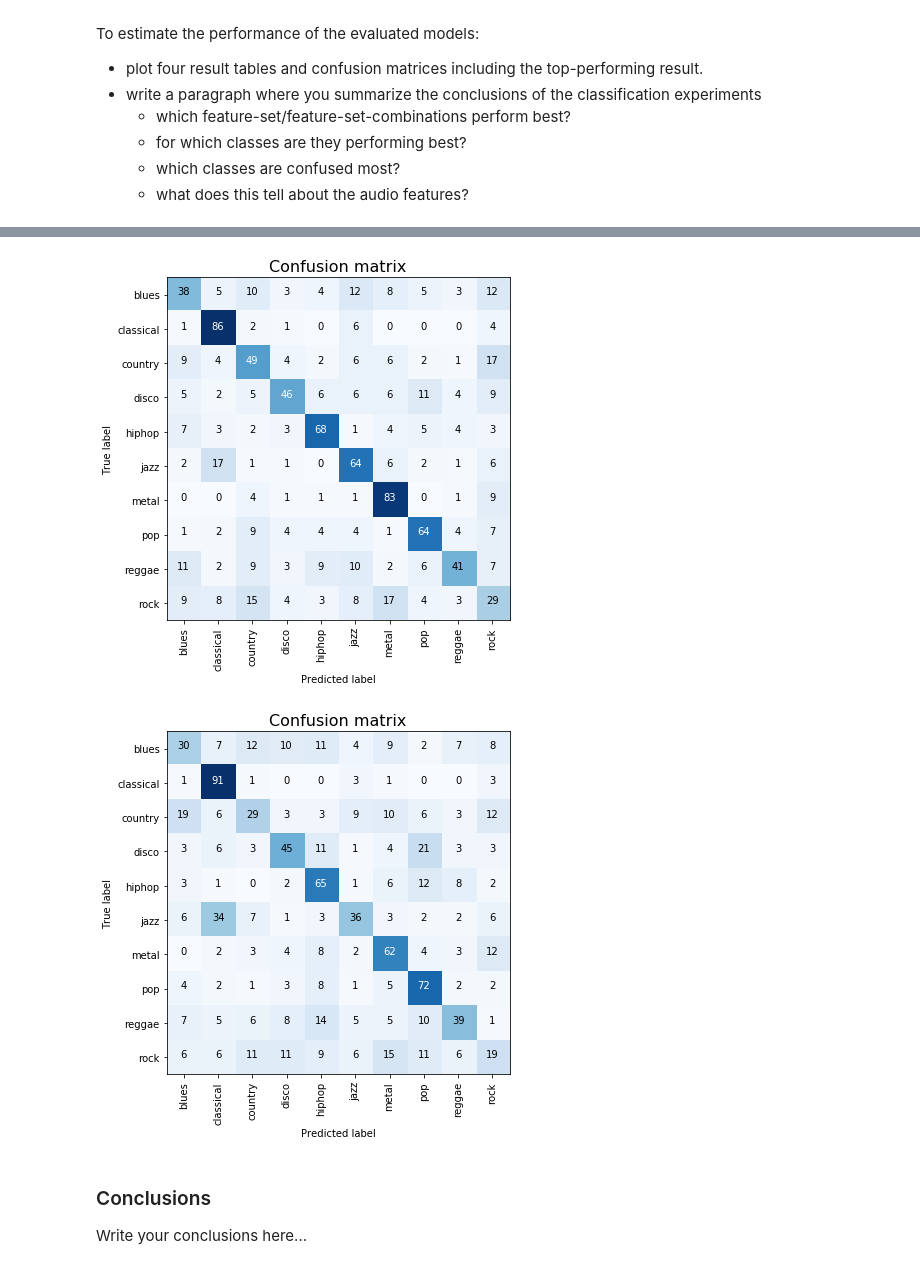
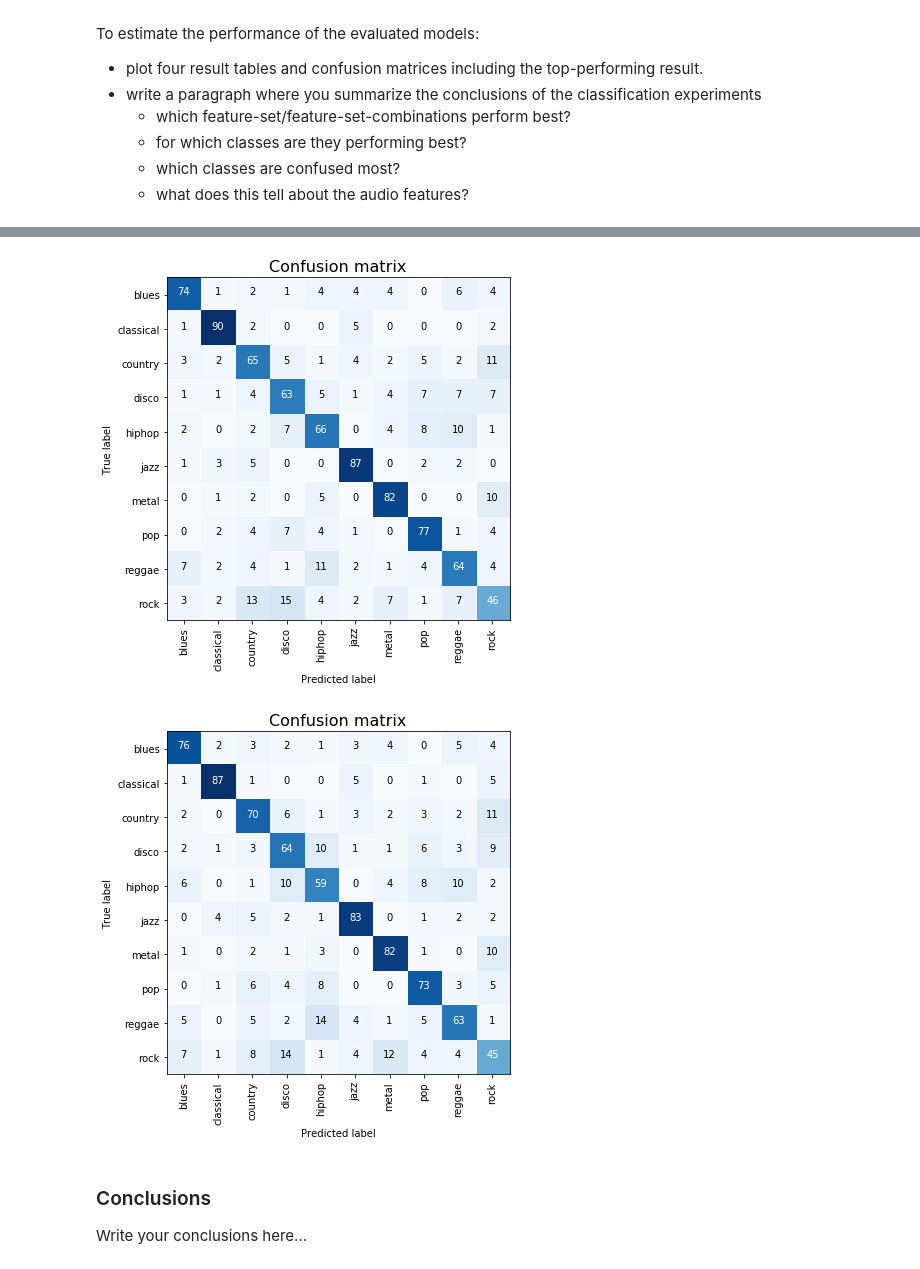
Before and after one commit to mdietrichstein/advanced-ir-mir, a Jupyter notebook: air_assign2_mir.ipynb, the cells around one changed output, grey strips where cells are left out. Cells and saved outputs as stored; diff of their text form; code cells hidden in the pictures.

Commit message:
Fix mfcc and chroma feature aggregation

```diff
--- a/air_assign2_mir.ipynb
+++ b/air_assign2_mir.ipynb
@@ -407,6 +392,6 @@ show_classification_results(classification_results)
 # %%
 plot_confusion_matrix(classification_results["ssd"], label_encoder)
-plot_confusion_matrix(classification_results["ssd_rp"], label_encoder)
-plot_confusion_matrix(classification_results["ssd_mfcc_rp"], label_encoder)
-plot_confusion_matrix(classification_results["mfcc_rp_chroma"], label_encoder)
+plot_confusion_matrix(classification_results["ssd_mfcc"], label_encoder)
+plot_confusion_matrix(classification_results["ssd_chroma"], label_encoder)
+plot_confusion_matrix(classification_results["ssd_mfcc_chroma"], label_encoder)
 # %% [output]
@@ -415,5 +400,5 @@ plot_confusion_matrix(classification_results["mfcc_rp_chroma"], label_encoder)
-[figure, old version]
+[figure, new version]
-[figure, old version]
+[figure, new version]
 # %% [markdown]
 ### Conclusions
 
```
Also changed, not shown: parts of 4 cells of this notebook, 3 other files.
